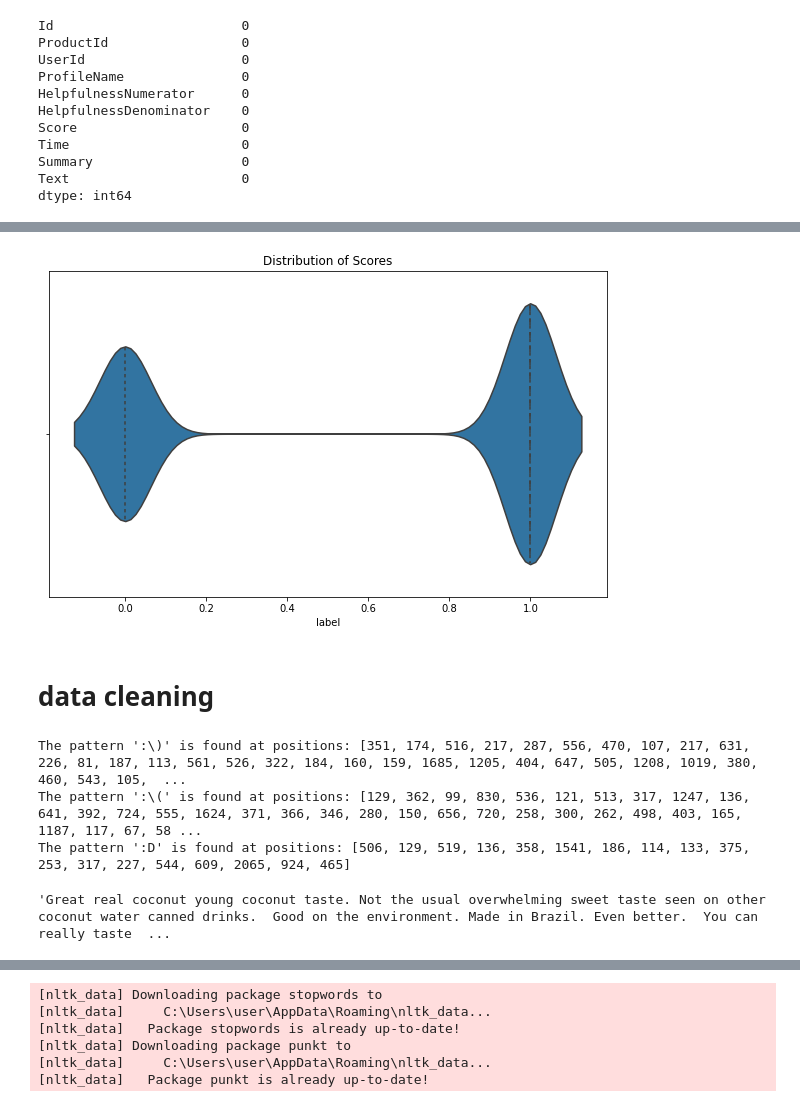
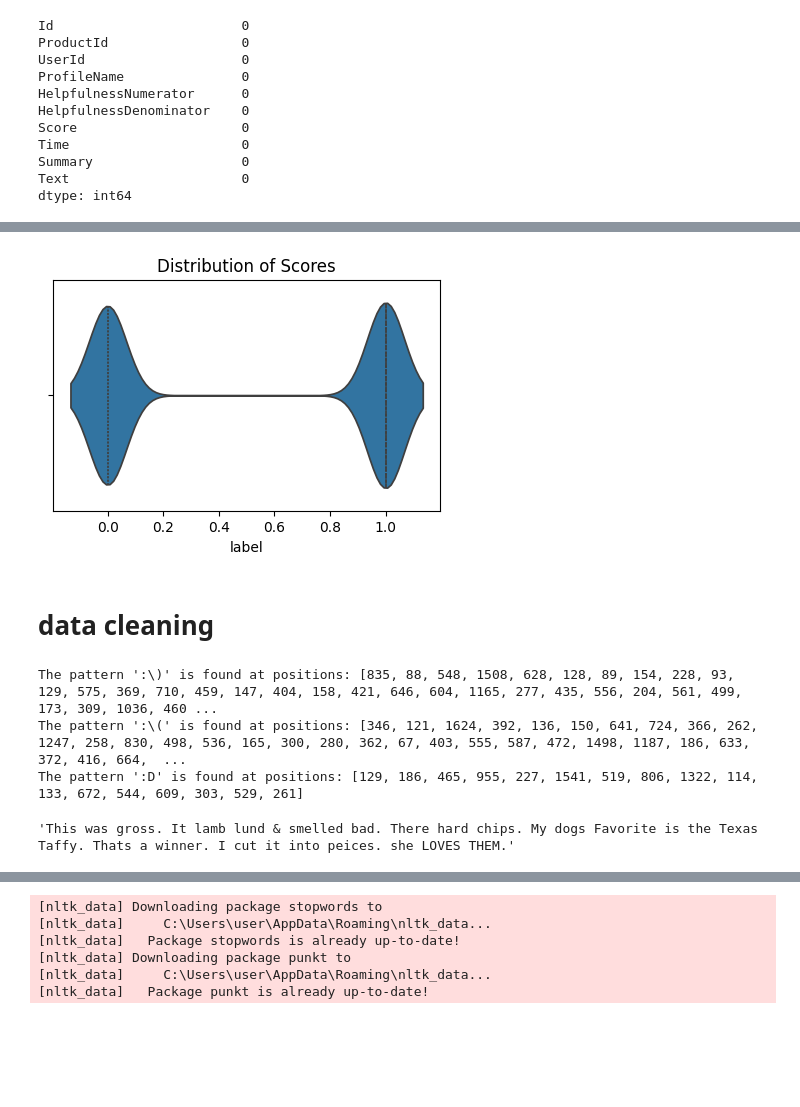
Before and after one commit to AHlam112-bz/customer_satisfaction_analysi1, a Jupyter notebook: customer_satisfaction_analysis1.ipynb, the cells around one changed output, grey strips where cells are left out. Drawn from its saved outputs; the diff is of its cells as text; code cells hidden in the pictures; blank space fills up the shorter version.

```diff
--- a/customer_satisfaction_analysis1.ipynb
+++ b/customer_satisfaction_analysis1.ipynb
@@ -92,0 +86,8 @@ plt.show()
+# %%
+data['Time'] = pd.to_datetime(data['Time'], unit='s')
+plt.figure(figsize=(7, 4))
+sns.histplot(data['Time'], bins=50, kde=True)
+plt.title('Distribution temporelle des données')
+plt.xlabel('Temps')
+plt.ylabel('Fréquence')
+plt.show()
@@ -93,6 +126,6 @@ plt.show()
 # %%
 
-desired_samples_per_score = 10000
+desired_samples_per_score = 6000
 balanced_subsets = []
 
 for score_value in range(1, 6):
@@ -123,13 +164,13 @@ Name: Score, dtype: int64
 # %%
-data_balanced['label'] = data_balanced['Score'].apply(lambda x: 1 if x > 3 else 0
+data_balanced['label'] = data_balanced['Score'].apply(lambda x: 1 if x > 3 else 0)
 # %%
 
-plt.figure(figsize=(10, 6))
+plt.figure(figsize=(5, 3))
 sns.violinplot(x='label', data=data_balanced, inner="quartile")
 plt.title('Distribution of Scores')
 plt.show()
 # %% [output]
-[figure, old version]
+[figure, new version]
 # %% [markdown]
 # data cleaning
 # %%
@@ -145,13 +186,13 @@ for pattern, positions in match_positions.items():
     else:
         print(f"The pattern '{pattern}' is not found in any text.")
 # %% [output]
-The pattern ':\)' is found at positions: [351, 174, 516, 217, 287, 556, 470, 107, 217, 631, 226, 81, 187, 113, 561, 526, 322, 184, 160, 159, 1685, 1205, 404, 647, 505, 1208, 1019, 380, 460, 543, 105,  ...
-The pattern ':\(' is found at positions: [129, 362, 99, 830, 536, 121, 513, 317, 1247, 136, 641, 392, 724, 555, 1624, 371, 366, 346, 280, 150, 656, 720, 258, 300, 262, 498, 403, 165, 1187, 117, 67, 58 ...
-The pattern ':D' is found at positions: [506, 129, 519, 136, 358, 1541, 186, 114, 133, 375, 253, 317, 227, 544, 609, 2065, 924, 465]
+The pattern ':\)' is found at positions: [835, 88, 548, 1508, 628, 128, 89, 154, 228, 93, 129, 575, 369, 710, 459, 147, 404, 158, 421, 646, 604, 1165, 277, 435, 556, 204, 561, 499, 173, 309, 1036, 460 ...
+The pattern ':\(' is found at positions: [346, 121, 1624, 392, 136, 150, 641, 724, 366, 262, 1247, 258, 830, 498, 536, 165, 300, 280, 362, 67, 403, 555, 587, 472, 1498, 1187, 186, 633, 372, 416, 664,  ...
+The pattern ':D' is found at positions: [129, 186, 465, 955, 227, 1541, 519, 806, 1322, 114, 133, 672, 544, 609, 303, 529, 261]
 # %%
 data_balanced['Text'][2]
 # %% [output]
-'Great real coconut young coconut taste. Not the usual overwhelming sweet taste seen on other coconut water canned drinks.  Good on the environment. Made in Brazil. Even better.  You can really taste  ...
+'This was gross. It lamb lund & smelled bad. There hard chips. My dogs Favorite is the Texas Taffy. Thats a winner. I cut it into peices. she LOVES THEM.'
 # %%
 patterns_to_remove = [r':\)', r':\(', r':D']
 
```
Also changed, not shown: parts of 24 cells of this notebook, 1 other file.
